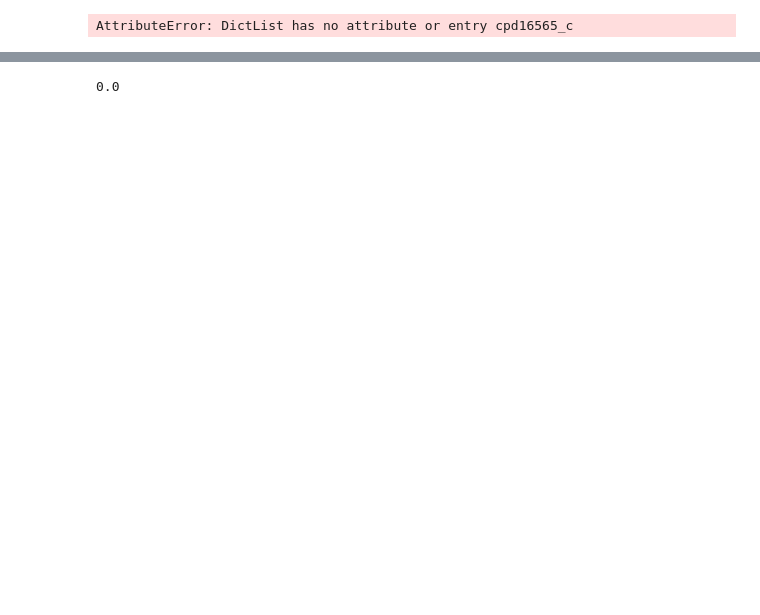
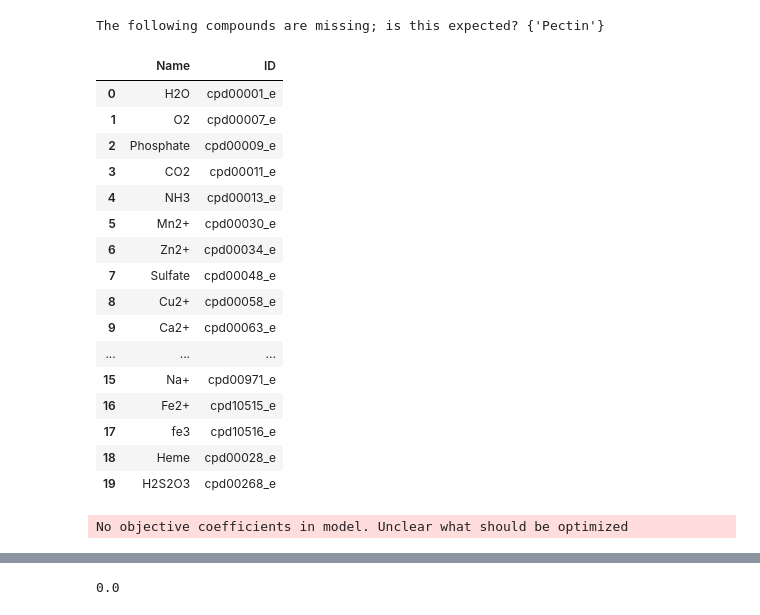
Before and after one commit to gregmedlock/psy_recon, a Jupyter notebook: bin/gapfill_new_biomass_medusa.ipynb, the cells around one changed output, grey strips where cells are left out. Saved outputs shown, nothing was run; the diff lists cells and outputs as text; code cells hidden in the pictures; blank space fills up the shorter version.

```diff
--- a/bin/gapfill_new_biomass_medusa.ipynb
+++ b/bin/gapfill_new_biomass_medusa.ipynb
@@ -59,0 +54,42 @@ To retain the current behavior and silence the warning, pass 'sort=True'.
+# %%
+# threshold the growth data to get positive growth conditions only
+growth_threshold = 0.3
+positive_growth_conditions = {condition:maxODs[condition] for condition in maxODs.keys() if maxODs[condition] > growth_threshold}
+phenotypes = pd.DataFrame.from_dict(positive_growth_conditions,orient='index')
+phenotypes.columns = ["Max OD"]
+
+# Read in the bioog:seed file and merge with the positive growth data to get SEED compound ids for each metabolite
+biolog_to_seed = pd.read_csv('../data/biolog_names_to_seed.tsv', sep = '\t')
+biolog_to_seed.index = biolog_to_seed["name"]
+biolog_to_seed = biolog_to_seed.drop("name", axis=1)
+carbon_sources = phenotypes.index.tolist()
+phenotypes = phenotypes.merge(biolog_to_seed, left_index=True, right_index=True)
+carbon_sources_post_merge = phenotypes.index.tolist()
+# Print out the metabolites missing identifiers. These might be expected (e.g. pectin is a polymer that
+# cannot be properly represented, so we don't include it)
+print("The following compounds are missing; is this expected?", set(carbon_sources) - set(carbon_sources_post_merge))
+# %% [output]
+The following compounds are missing; is this expected? {'Pectin'}
+# %%
+# Load the biolog data from Plata et al., Nature 2014
+from medusa.test import load_biolog_plata
+biolog_base_composition, biolog_base_dict, biolog_thresholded = load_biolog_plata()
+biolog_base_composition
+# %% [output]
+|  | Name | ID |
+| 0 | H2O | cpd00001_e |
+| 1 | O2 | cpd00007_e |
+| 2 | Phosphate | cpd00009_e |
+| 3 | CO2 | cpd00011_e |
+| 4 | NH3 | cpd00013_e |
+| 5 | Mn2+ | cpd00030_e |
+| 6 | Zn2+ | cpd00034_e |
+| 7 | Sulfate | cpd00048_e |
+| 8 | Cu2+ | cpd00058_e |
+| 9 | Ca2+ | cpd00063_e |
+| ... | ... | ... |
+| 15 | Na+ | cpd00971_e |
+| 16 | Fe2+ | cpd10515_e |
+| 17 | fe3 | cpd10516_e |
+| 18 | Heme | cpd00028_e |
+| 19 | H2S2O3 | cpd00268_e |
@@ -60,27 +116,7 @@ To retain the current behavior and silence the warning, pass 'sort=True'.
 # %%
 ##for gapfilling purposes, also load in the universal seed model to pool with reactions from model
 model = cobra.io.read_sbml_model("../results/reconstructions/psy6_ex.xml")
-universal = load_universal_modelseed()
+
 old_model = cobra.io.read_sbml_model('../results/reconstructions/v5_with_all_annotations.xml')
+# %% [output]
+No objective coefficients in model. Unclear what should be optimized
-# %%
-cpd16565_c = universal.metabolites.cpd16565_c
-cpd16565_e = universal.metabolites.cpd16565_e
-rxn1 = Reaction("cor0013_c")
-rxn1.name = "Coronatine Ligase"
-rxn1.upper_bound = 1000
-rxn1.lower_bound = 0
-rxn1.add_metabolites({model.metabolites.cpd11406_c:-1,
-                     model.metabolites.cor00002_c: -1,
-                     cpd16565_c:1})
-
-#create a secreation transport reaction for coronatine
-tpt1 = Reaction("cor0014_c")
-tpt1.name = ("Coronatine Transport")
-tpt1.upper_bound = 1000
-tpt1.lower_bound = 0
-tpt1.subsystem = "Transport"
-tpt1.add_metabolites({cpd16565_c : -1,
-                     model.metabolites.cpd16565_e : 1})
-model.add_reactions([tpt1, rxn1])
-# %% [output]
-AttributeError: DictList has no attribute or entry cpd16565_c
```
Also changed, not shown: parts of 39 cells of this notebook, 37 other files.
